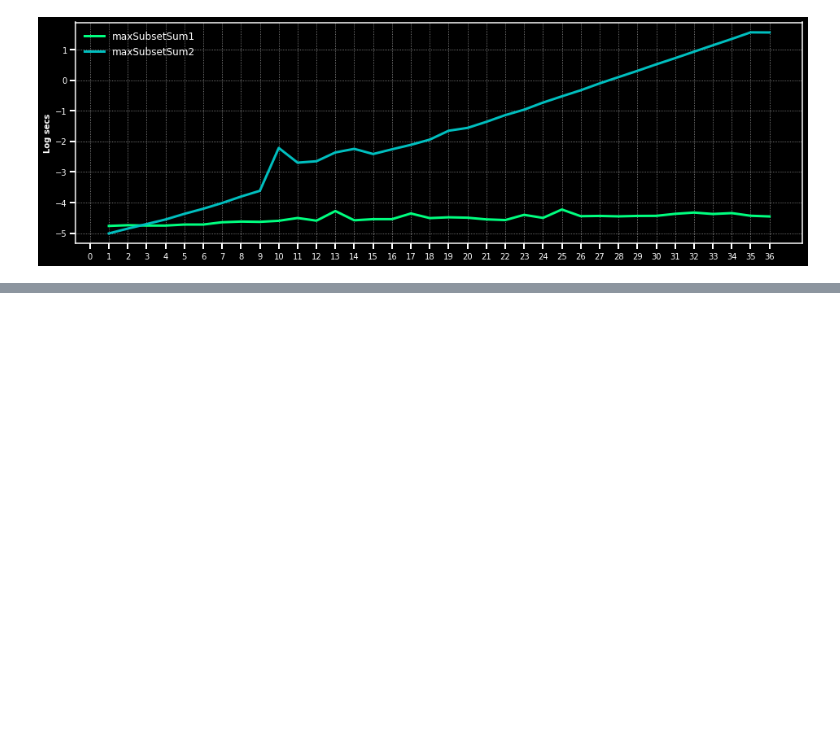
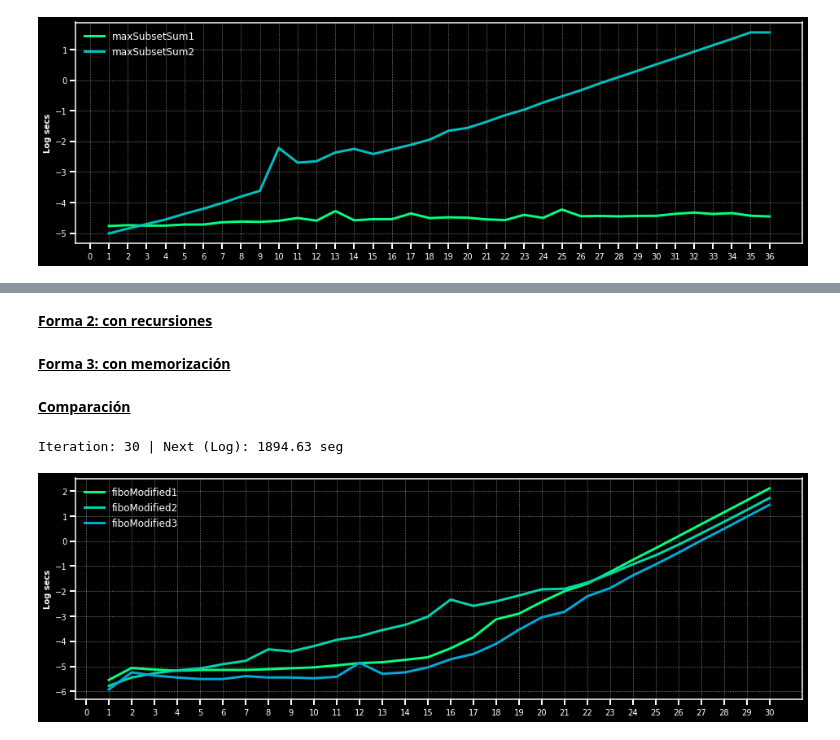
Before and after one commit to gsolaril/Challenges, a Jupyter notebook: HackerRank 2020.10.13 - Python.ipynb, the cells around one changed output, grey strips where cells are left out. Drawn from its saved outputs; the diff is of its cells as text; code cells hidden in the pictures; blank space fills up the shorter version.

```diff
--- a/HackerRank 2020.10.13 - Python.ipynb
+++ b/HackerRank 2020.10.13 - Python.ipynb
@@ -8,12 +10,10 @@
 
 ### <u>**Imports y ajustes prévios**</u>
 # %%
-import sys, matplotlib
+import sys, matplotlib.pyplot
 from math import exp, log10 as log
 from urllib.request import urlretrieve
 URL = "https://drive.google.com/uc?id="
-ID = "1yBlp28E_aSiuegP3uXKph3lU3uDyHsJR"
-matplotlib.pyplot.style.use(URL + ID)
 ID = "1qnqKr0jzE-qhqcW43ygq7WWwphOLRA5x"
 urlretrieve(URL + ID, "algoCompare.py");
 from algoCompare import algoCompare
@@ -127,0 +134,37 @@ Iteration: 36 | Next (Log): 35.51 seg
+# %%
+def fiboModified1(t1, t2, n):
+    x1, x2 = t2, t1
+    for i in range(2, n + 1):
+        x1, x2 = x1**2 + x2, x1
+    return x1
+# %% [markdown]
+<u><b>Forma 2: con recursiones</b></u>
+# %%
+def fiboModified2(t1, t2, n):
+    if (n == 0): return t2
+    if (n == 1): return t1
+    x1 = fiboModified2(t1, t2, n - 1)
+    x2 = fiboModified2(t1, t2, n - 2)
+    return (x1**2 + x2)
+# %% [markdown]
+<b><u>Forma 3: con memorización</u></b>
+# %%
+fiboModified3_memo = dict()
+def fiboModified3(t1, t2, n):
+    if (n < 2): return [t2, t1][n]
+    if n not in fiboModified3_memo:
+        x1 = fiboModified3(t1, t2, n - 1)
+        x2 = fiboModified3(t1, t2, n - 2)
+        fiboModified3_memo[n] = x1**2 + x2
+    return fiboModified3_memo[n]
+# %% [markdown]
+**<u>Comparación</u>**
+# %%
+fiboModified3_memo = dict()
+methods = {"fiboModified1": lambda n: fiboModified1(0, 1, n),
+           "fiboModified2": lambda n: fiboModified2(0, 1, n),
+           "fiboModified3": lambda n: fiboModified3(0, 1, n)}
+Figure, Axes = algoCompare(methods, span = 30, logt = True)
+# %% [output]
+Iteration: 30 | Next (Log): 1894.63 seg
+[figure, added]
```
Also changed, not shown: parts of 2 cells of this notebook, 7 other files.
